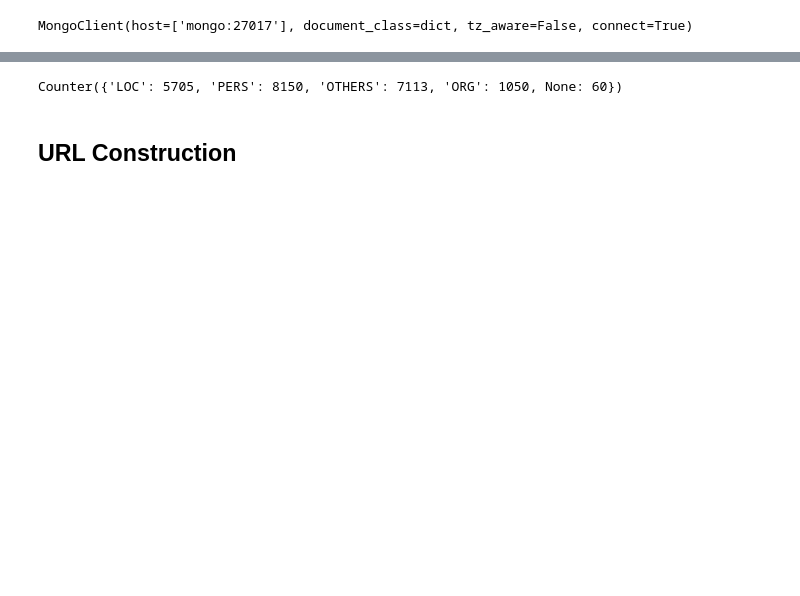
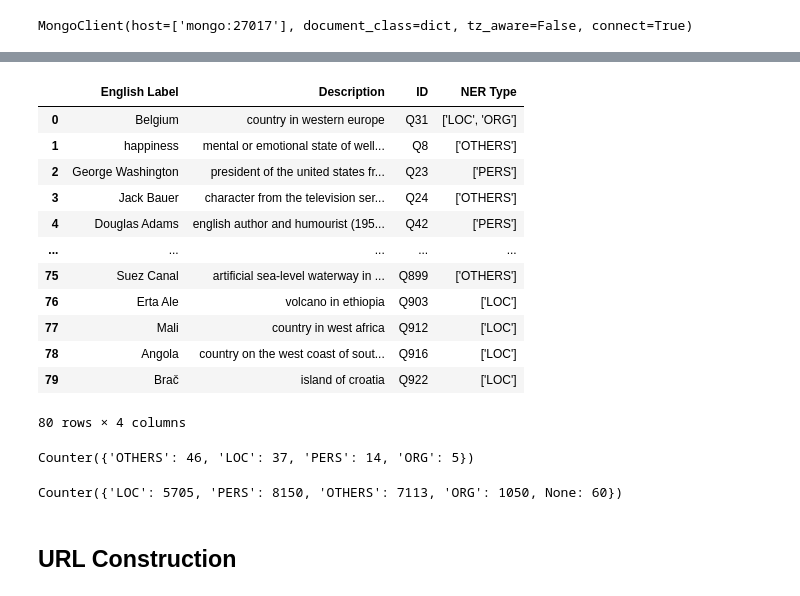
Before and after one commit to unimib-datAI/lamAPI, a Jupyter notebook: work/yago_wikidata_parser.ipynb, the cells around one changed output, grey strips where cells are left out. Drawn from its saved outputs; the diff is of its cells as text; code cells hidden in the pictures; blank space fills up the shorter version.

```diff
--- a/work/yago_wikidata_parser.ipynb
+++ b/work/yago_wikidata_parser.ipynb
@@ -636,9 +633,31 @@ An error occurred:
 # %%
-len(data)
+df = pd.read_csv(csv_output_path)
+df
+# %% [output]
+|  | English Label | Description | ID | NER Type |
+| 0 | Belgium | country in western europe | Q31 | ['LOC', 'ORG'] |
+| 1 | happiness | mental or emotional state of well... | Q8 | ['OTHERS'] |
+| 2 | George Washington | president of the united states fr... | Q23 | ['PERS'] |
+| 3 | Jack Bauer | character from the television ser... | Q24 | ['OTHERS'] |
+| 4 | Douglas Adams | english author and humourist (195... | Q42 | ['PERS'] |
+| ... | ... | ... | ... | ... |
+| 75 | Suez Canal | artificial sea-level waterway in ... | Q899 | ['OTHERS'] |
+| 76 | Erta Ale | volcano in ethiopia | Q903 | ['LOC'] |
+| 77 | Mali | country in west africa | Q912 | ['LOC'] |
+| 78 | Angola | country on the west coast of sout... | Q916 | ['LOC'] |
+| 79 | Brač | island of croatia | Q922 | ['LOC'] |
+80 rows × 4 columns
 # %%
-import pandas as pd
+# Flatten the list of NER Types since each entry in the "NER Type" column appears to be a list
+ner_types_flat = [ner_type for ner_list in df['NER Type'] for ner_type in eval(ner_list)]
 
-df = pd.DataFrame(data, columns=["English Label", "Description", "ID", "NER Type"])
+# Use Counter to count occurrences
+ner_type_counts = Counter(ner_types_flat)
+
+# Display the counts
+print(ner_type_counts)
+# %% [output]
+Counter({'OTHERS': 46, 'LOC': 37, 'PERS': 14, 'ORG': 5})
 # %%
 from collections import Counter
 #### filtering con SPARQL
```
Also changed, not shown: parts of 2 cells of this notebook, 2 other files.
